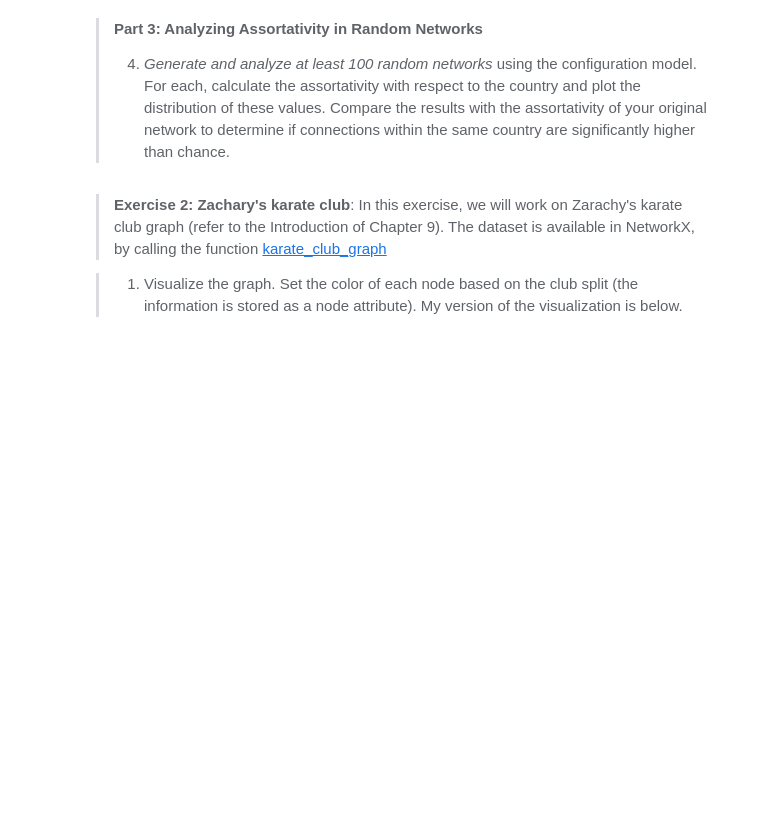
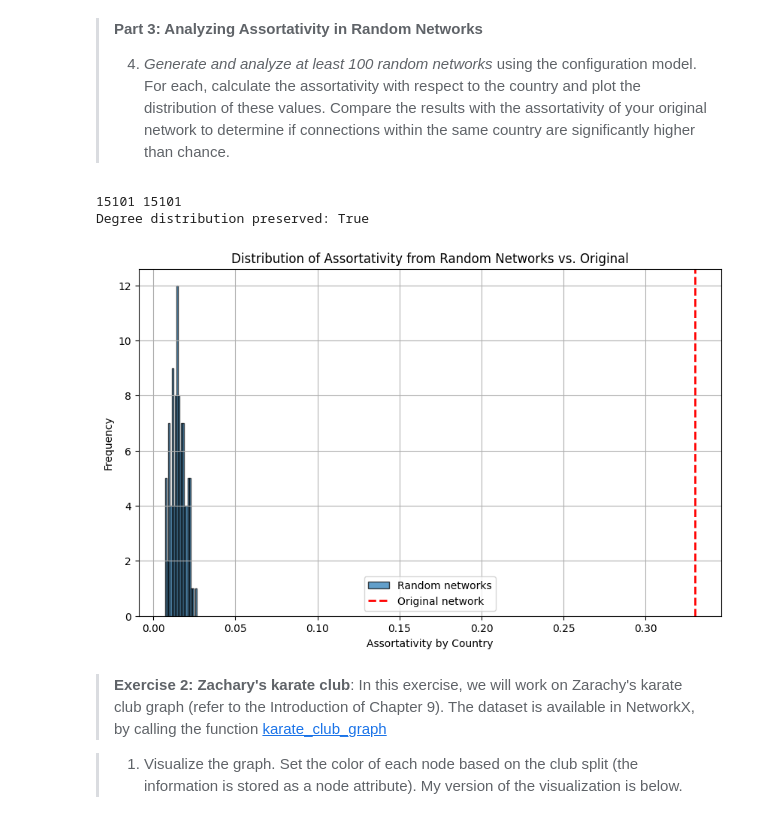
Before and after one commit to claralb2002/Social-Computational-Science-Assignment-1, a Jupyter notebook: Assignment_2/Assignment2.ipynb, the cells around one changed output. Cells and saved outputs as stored; diff of their text form; code cells hidden in the pictures; blank space fills up the shorter version.

```diff
--- a/Assignment_2/Assignment2.ipynb
+++ b/Assignment_2/Assignment2.ipynb
@@ -232,3 +384,62 @@ These exercises are taken from Week 6: __Exercise 1: Mixing Patterns and Assorta
+# %%
+G_randomized = double_edge_swap_2(G_loaded)
+# %%
+# Verify that the degree distributions are identical
+original_degrees = dict(G_loaded.degree())
+randomized_degrees = dict(G_randomized.degree())
+print(len(original_degrees),len(randomized_degrees))
+
+
+# Compare degree distributions
+degree_match = all(original_degrees[node] == randomized_degrees[node] for node in G_loaded.nodes())
+
+print("Degree distribution preserved:", degree_match)
+# %% [output]
+15101 15101
+Degree distribution preserved: True
+# %%
+def A_coefficient(G):
+    # Select the attribute to compute assortativity
+    attribute = "country"  # Change this to the attribute you want
+
+    # Create a mapping from unique attribute values to numeric labels
+    unique_values = set(data.get(attribute, "Unknown") for _, data in G.nodes(data=True))
+    attribute_mapping = {val: i for i, val in enumerate(unique_values)}
+
+    # Assign numeric labels to each node
+    for node in G.nodes:
+        if attribute in G.nodes[node]:
+            G.nodes[node][attribute] = attribute_mapping[G.nodes[node][attribute]]
+        else:
+            G.nodes[node][attribute] = -1  # Default for missing values
+
+    # Now try computing assortativity
+    nx_r = nx.numeric_assortativity_coefficient(G, "country")
+
+    return nx_r
+# %%
+from tqdm import tqdm
+
+list_of_AC = []
+
+for _ in tqdm(range(100)):
+    G_randomized = double_edge_swap_2(G_loaded)
+    nx_value = A_coefficient(G_randomized)
+    list_of_AC.append(nx_value)
+# %%
+original_ac = r
+
+plt.figure(figsize=(10, 6))
+plt.hist(list_of_AC, bins=20, edgecolor='black', alpha=0.7, label='Random networks')
+plt.axvline(original_ac, color='red', linestyle='--', linewidth=2, label='Original network')
+plt.xlabel("Assortativity by Country")
+plt.ylabel("Frequency")
+plt.title("Distribution of Assortativity from Random Networks vs. Original")
+plt.legend()
+plt.grid(True)
+plt.show()
+# %% [output]
+[figure, added]
 # %% [markdown]
 > __Exercise 2: Zachary's karate club__: In this exercise, we will work on Zarachy's karate club graph (refer to the Introduction of Chapter 9). The dataset is available in NetworkX, by calling the function [karate_club_graph](https://networkx.org/documentation/stable//auto_examples/graph/plot_karate_club.html)
 
```
Also changed, not shown: parts of 27 cells of this notebook.
